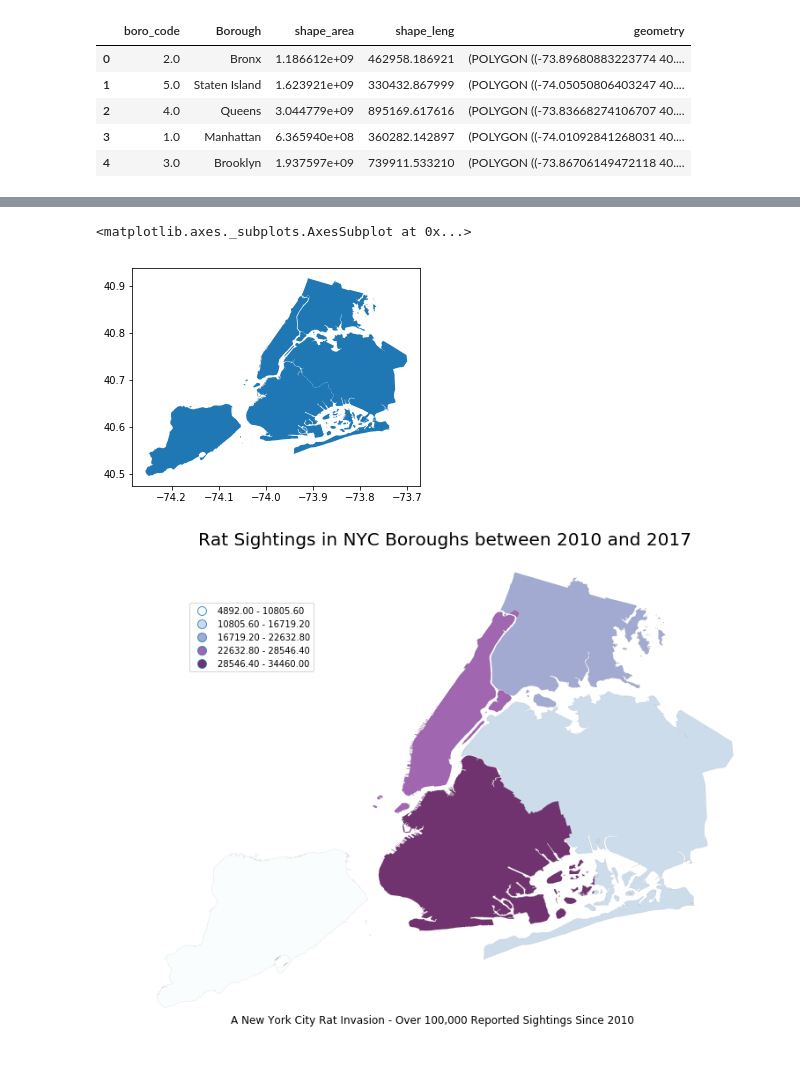
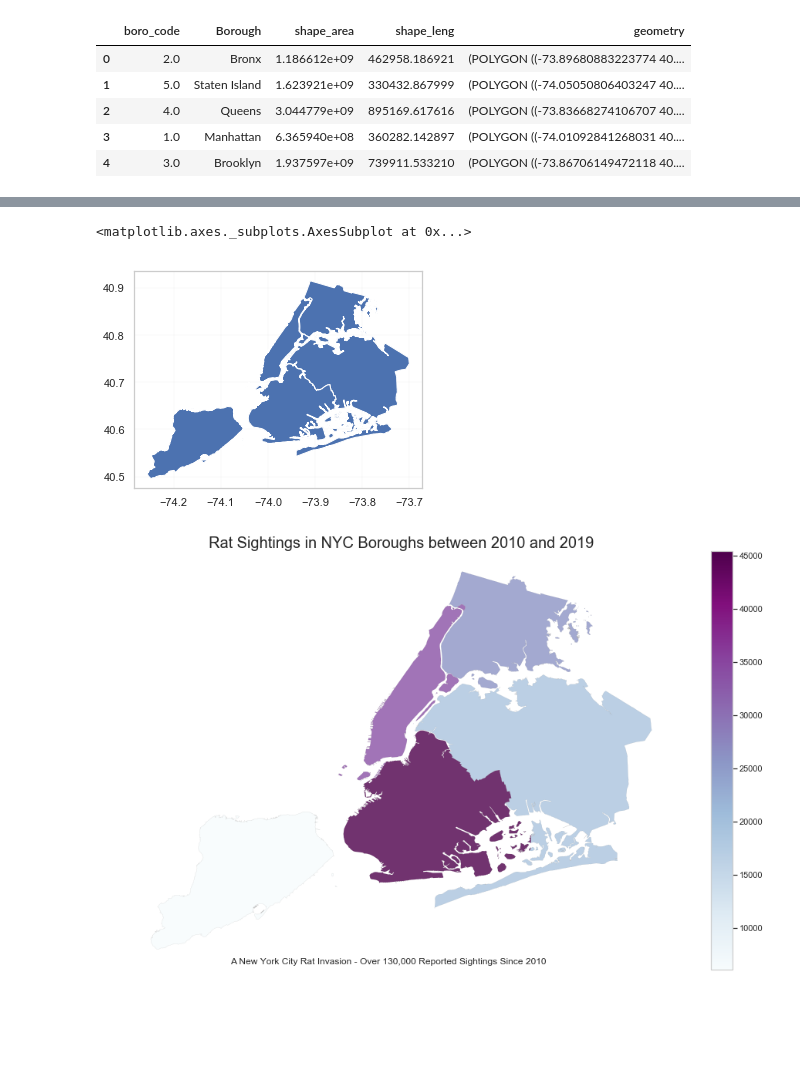
Before and after one commit to tiroger/nyc_rats, a Jupyter notebook: nyc_rat_sightings.ipynb, the cells around one changed output, grey strips where cells are left out. Saved outputs shown, nothing was run; the diff lists cells and outputs as text; code cells hidden in the pictures; blank space fills up the shorter version.

```diff
--- a/nyc_rat_sightings.ipynb
+++ b/nyc_rat_sightings.ipynb
@@ -289,0 +307,24 @@ rats_df.head()
+# %%
+# Plotting a scatter plot graph showing the number of rat sightings per day
+x = range(len(rats_date['Sighting Date']))
+sightings = rats_date['Incident ID']
+year = rats_date['Year']
+
+dims = (12, 6)
+fig, ax = plt.subplots(figsize=dims)
+sns.set(style='whitegrid', rc={"grid.linewidth": 0.1})
+
+
+ax = sns.scatterplot(x=x, y=sightings, data=rats_date, hue=year,
+                     palette="coolwarm", sizes=(1, 8), linewidth=0, legend='full')
+
+ax.legend(frameon=False, bbox_to_anchor=(1, 1), loc=2,)
+sns.despine(left=False, bottom=False)
+
+ax.set_title('Daily Rat Sightings between 2010 and 2019', fontsize=16)
+ax.set_ylabel('Number of Sightings', fontsize=14)
+ax.set_xlabel('Days', fontsize=14)
+
+# Saving fig
+imgfile = ('Figures/daily_rat_sightings.png')
+plt.savefig(imgfile, dpi=300)
@@ -423,7 +476,7 @@ plt.savefig(imgfile)
 # %%
 # Plotting the graph by borough
 # Opening and reading borough boundary data with geopandas
-borough = gpd.read_file('resources/Borough Boundaries/geo_export_ca011477-3aac-41b1-9a85-e2efd0b0a5ac.shp')
+borough = gpd.read_file('Resources/Borough Boundaries/geo_export_ca011477-3aac-41b1-9a85-e2efd0b0a5ac.shp')
 borough.head()
 # %% [output]
 |  | boro_code | boro_name | shape_area | shape_leng | geometry |
@@ -458,32 +511,32 @@ merged_boro.head()
 merged_boro.plot()
 # %% [output]
 <matplotlib.axes._subplots.AxesSubplot at 0x...>
-[figure, old version]
+[figure, new version]
 # %%
 # Setting a variable that will the column we want to visualise on the map
 sightings_boro = merged_boro['Number of Sightings']
 
 # Setting a parameters for the graph
 colors = 5 # Number of colors to represent the data
 cmap = 'BuPu'
 figsize = (16, 10)
-title = 'Rat Sightings in NYC Boroughs between 2010 and 2017'
+title = 'Rat Sightings in NYC Boroughs between 2010 and 2019'
 imgfile = 'Figures/nyc_rats_sightings_by_boro.png'
-annotation = 'A New York City Rat Invasion - Over 100,000 Reported Sightings Since 2010'
+annotation = 'A New York City Rat Invasion - Over 130,000 Reported Sightings Since 2010'
 ax = merged_boro.plot(column=sightings_boro, cmap=cmap, edgecolor='grey',
-                      linewidth=0.10, alpha=0.8, figsize=figsize, scheme='equal_interval', k=colors, legend=True)
+                      linewidth=0.10, alpha=0.8, figsize=figsize, k=colors, legend=True)
 
 ax.set_title(title, fontdict={'fontsize': 20}, loc='center')
 ax.annotate(annotation, xy=(0.2, 0.08), size=12, xycoords='figure fraction')
 
 ax.set_axis_off()
 #ax.set_xlim([-1.5e7, 1.7e7])
-ax.get_legend().set_bbox_to_anchor((.3, .9))
+#ax.get_legend().set_bbox_to_anchor((.3, .9))
 #ax.get_figure()
 
-plt.savefig(imgfile)
+plt.savefig(imgfile, dpi=300)
 # %% [output]
-[figure, old version]
+[figure, new version]
 # %%
 # Summary Analysis
 total = rats_by_zip['Number of Sightings'].sum()
```
Also changed, not shown: parts of 42 cells of this notebook, 18 other files.
